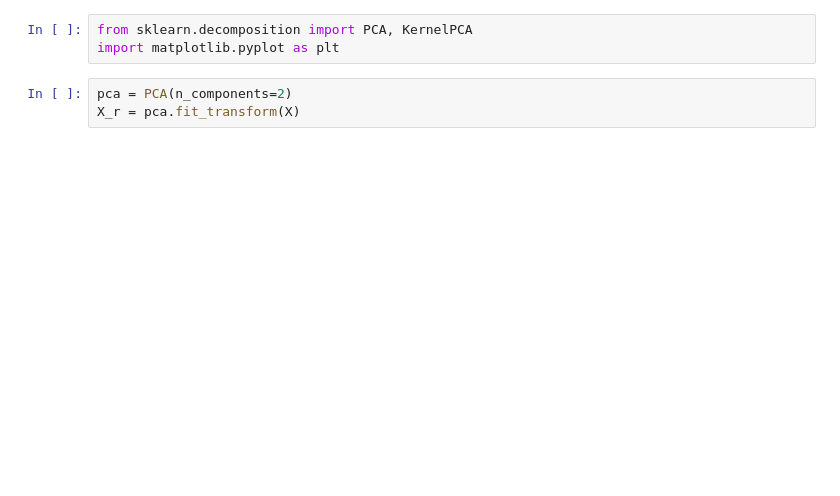
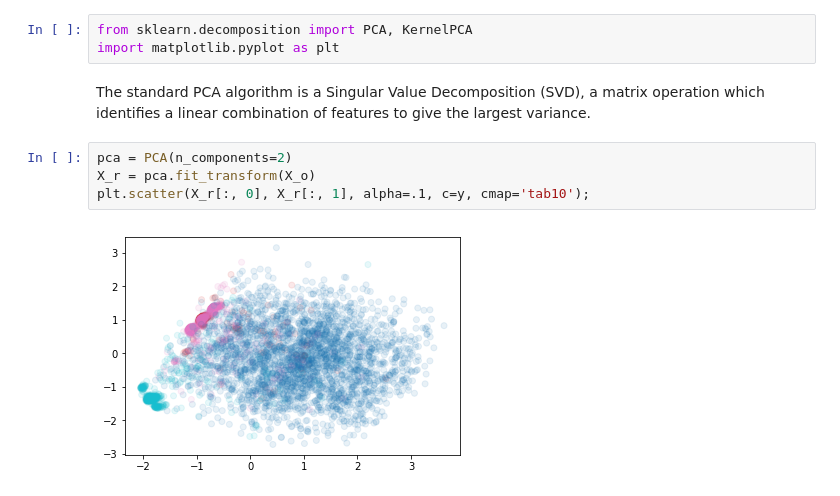
Before and after one commit to malramsay64/MLCrystals, a Jupyter notebook: notebooks/02_Features.ipynb, the cells around one changed output. Saved outputs shown, nothing was run; the diff lists cells and outputs as text; blank space fills up the shorter version.

```diff
--- a/notebooks/02_Features.ipynb
+++ b/notebooks/02_Features.ipynb
@@ -39,6 +155,13 @@ y = classes[mask]
 # %%
 from sklearn.decomposition import PCA, KernelPCA
 import matplotlib.pyplot as plt
+# %% [markdown]
+The standard PCA algorithm is a Singular Value Decomposition (SVD),
+a matrix operation which identifies a linear combination of features
+to give the largest variance.
 # %%
 pca = PCA(n_components=2)
-X_r = pca.fit_transform(X)
+X_r = pca.fit_transform(X_o)
+plt.scatter(X_r[:, 0], X_r[:, 1], alpha=.1, c=y, cmap='tab10');
+# %% [output]
+[figure, added]
```
Also changed, not shown: parts of 35 cells of this notebook, 2 other files.
